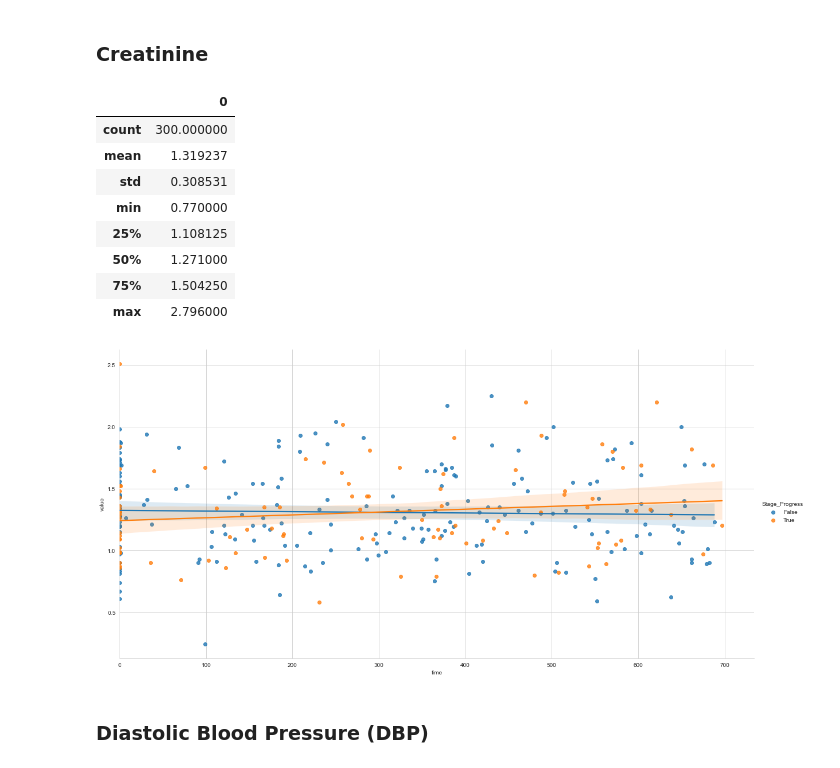
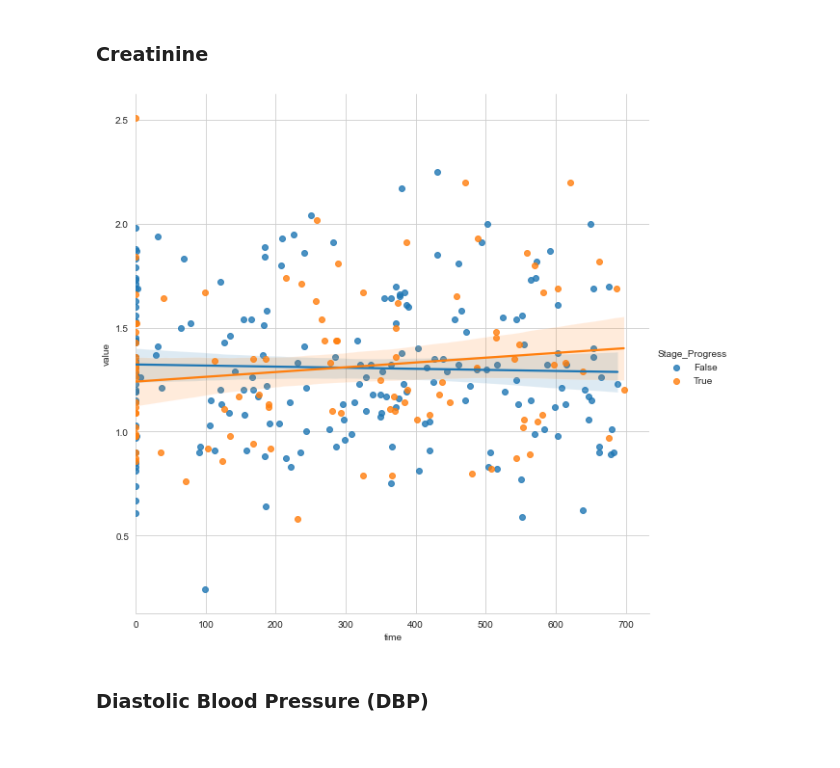
Before and after one commit to migueLib/ckd, a Jupyter notebook: notebooks/data_exploration.ipynb, the cells around one changed output. Cells and saved outputs as stored; diff of their text form; code cells hidden in the pictures.

Commit message:
Fixed plots size

```diff
--- a/notebooks/data_exploration.ipynb
+++ b/notebooks/data_exploration.ipynb
@@ -169,27 +169,14 @@ sns.barplot(data=demo_stage, x="race", y="Stage_Progress", hue="gender")
 ## Explore Biomarkers
 # %% [markdown]
 ### Creatinine
-# %%
-# Get mean values per patient and describe them
-pd.DataFrame([data.value.mean() for i, data in cre.groupby("id")]).describe()
-# %% [output]
-|  | 0 |
-| count | 300.000000 |
-| mean | 1.319237 |
-| std | 0.308531 |
-| min | 0.770000 |
-| 25% | 1.108125 |
-| 50% | 1.271000 |
-| 75% | 1.504250 |
-| max | 2.796000 |
 # %%
 # Show Creatinine
 sns.lmplot(x="time", y="value", hue="Stage_Progress",
               data=pd.concat([cre, stage],axis=1),
-              height=8, aspect=2)
+              height=8, aspect=1)
 sns.despine(left=True)
 # %% [output]
-[figure, old version]
+[figure, new version]
 # %% [markdown]
 ### Diastolic Blood Pressure (DBP)
 # %%
```
Also changed, not shown: parts of 7 cells of this notebook.
